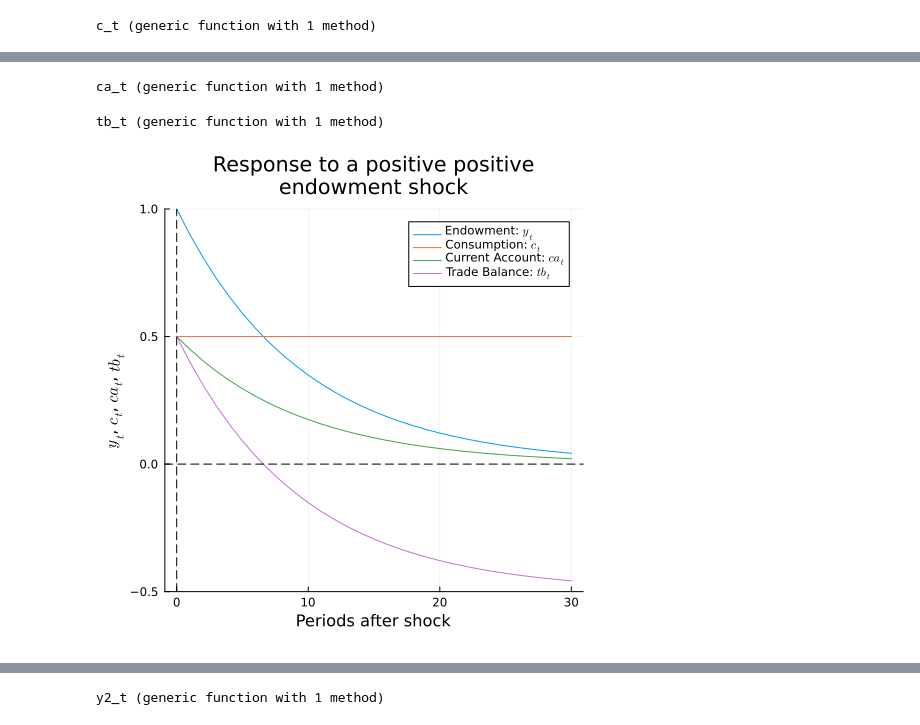
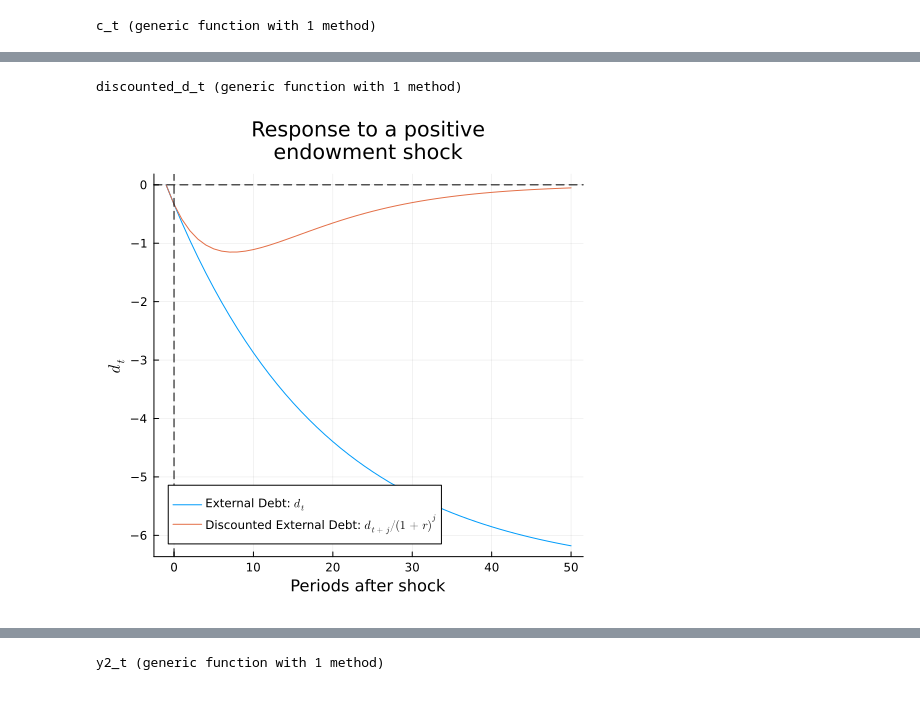
Before and after one commit to fabazan/open-economy-macroeconomics, a Jupyter notebook: ch2.ipynb, the cells around one changed output, grey strips where cells are left out. Drawn from its saved outputs; the diff is of its cells as text; code cells hidden in the pictures.

```diff
--- a/ch2.ipynb
+++ b/ch2.ipynb
@@ -32,7 +40,7 @@ function d_t(t, d_1=0)
     if t==-1
         return d_1
     else
-        return d_t(t-1) - (1-ρ)/(r+1-ρ) * y_t(t)
+        return d_t(t-1) + yp_t(t) - y_t(t)
     end
 end
 # %% [output]
@@ -44,21 +75,15 @@ c_t (generic function with 1 method)
 # %%
-ca_t(t) = (1-ρ)/(r+1-ρ) * y_t(t)
+discounted_d_t(t) = d_t(t)/((1+r)^t)
 # %% [output]
-ca_t (generic function with 1 method)
+discounted_d_t (generic function with 1 method)
-# %%
-tb_t(t) = r * d_t(t-1) + (1-ρ)/(r+1-ρ) * y_t(t)
-# %% [output]
-tb_t (generic function with 1 method)
 # %%
-plot(size=(500, 500), ylim=[-0.5, 1], title="Response to a positive positive\nendowment shock",
-    xlab="Periods after shock", ylab="\$y_t\$, \$c_t\$, \$ca_t\$, \$tb_t\$")
+plot(size=(500, 500), title="Response to a positive\nendowment shock",
+    xlab="Periods after shock", ylab="\$d_t\$")
+plot!(-1:50, d_t, label="External Debt: \$d_t\$")
+plot!(-1:50, discounted_d_t, label="Discounted External Debt: \$d_{t+j}/(1+r)^j\$")
 
-plot!(x, y_t, label="Endowment: \$y_t\$")
-plot!(x, c_t, label="Consumption: \$c_t\$")
-plot!(x, ca_t, label="Current Account: \$ca_t\$")
-plot!(x, tb_t, label="Trade Balance: \$tb_t\$")
 
 hline!([0], linestyle=:dash, color=:black, label=false)
 vline!([0], linestyle=:dash, color=:black, label=false)
 # %% [output]
-[figure, old version]
+[figure, new version]
```
Also changed, not shown: parts of 29 cells of this notebook.
